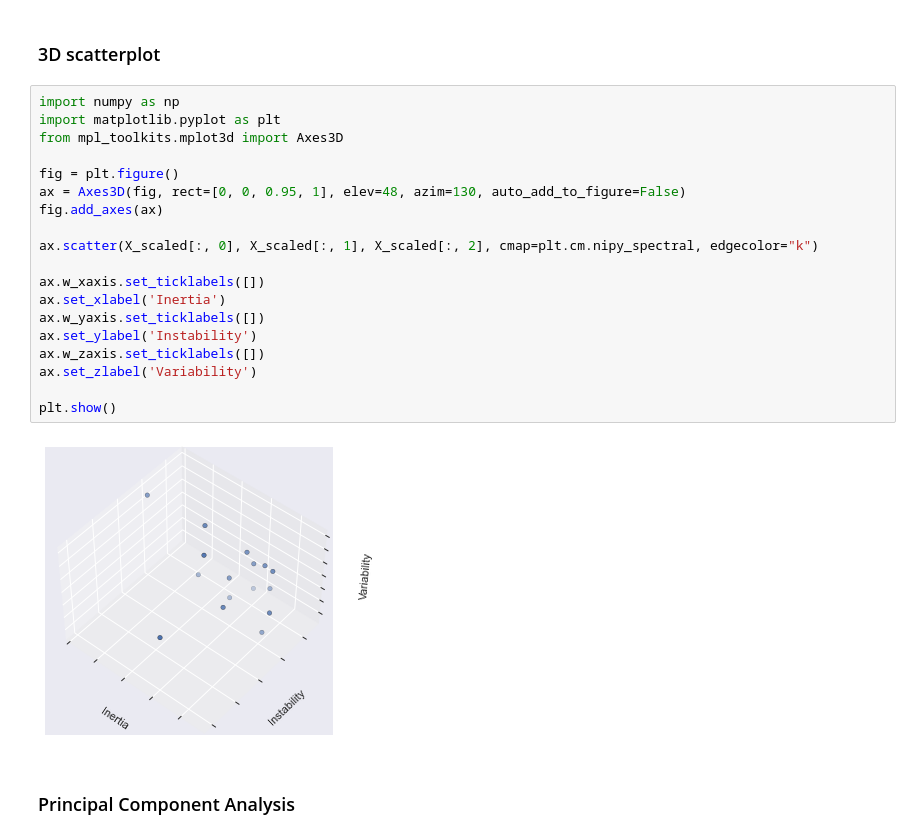
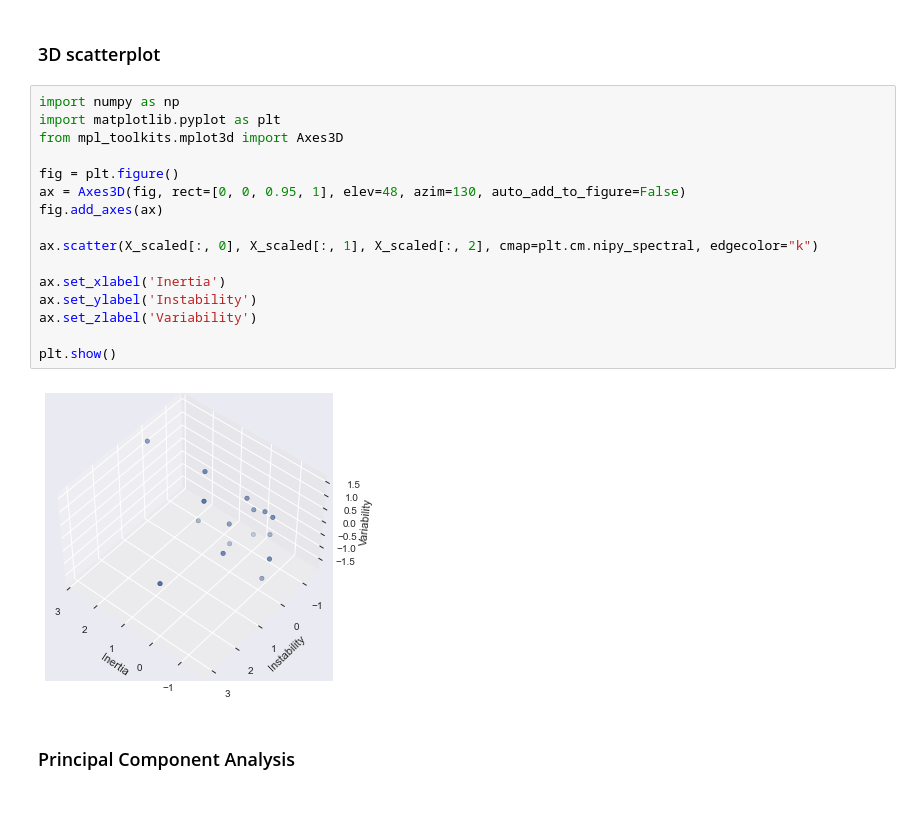
Before and after one commit to rubiarg/emotion-transitions, a Jupyter notebook: _build/jupyter_execute/feeltrace-clustering.ipynb, the cells around one changed output. Saved outputs shown, nothing was run; the diff lists cells and outputs as text; blank space fills up the shorter version.

```diff
--- a/_build/jupyter_execute/feeltrace-clustering.ipynb
+++ b/_build/jupyter_execute/feeltrace-clustering.ipynb
@@ -153,24 +156,21 @@ sns.pairplot(X);
 # %%
 import numpy as np
 import matplotlib.pyplot as plt
 from mpl_toolkits.mplot3d import Axes3D
 
 fig = plt.figure()
 ax = Axes3D(fig, rect=[0, 0, 0.95, 1], elev=48, azim=130, auto_add_to_figure=False)
 fig.add_axes(ax)
 
 ax.scatter(X_scaled[:, 0], X_scaled[:, 1], X_scaled[:, 2], cmap=plt.cm.nipy_spectral, edgecolor="k")
 
-ax.w_xaxis.set_ticklabels([])
 ax.set_xlabel('Inertia')
-ax.w_yaxis.set_ticklabels([])
 ax.set_ylabel('Instability')
-ax.w_zaxis.set_ticklabels([])
 ax.set_zlabel('Variability')
 
 plt.show()
 # %% [output]
-[figure, old version]
+[figure, new version]
 # %% [markdown]
 ### Principal Component Analysis
 # %%
```
Also changed, not shown: parts of 3 cells of this notebook, 14 other files.
